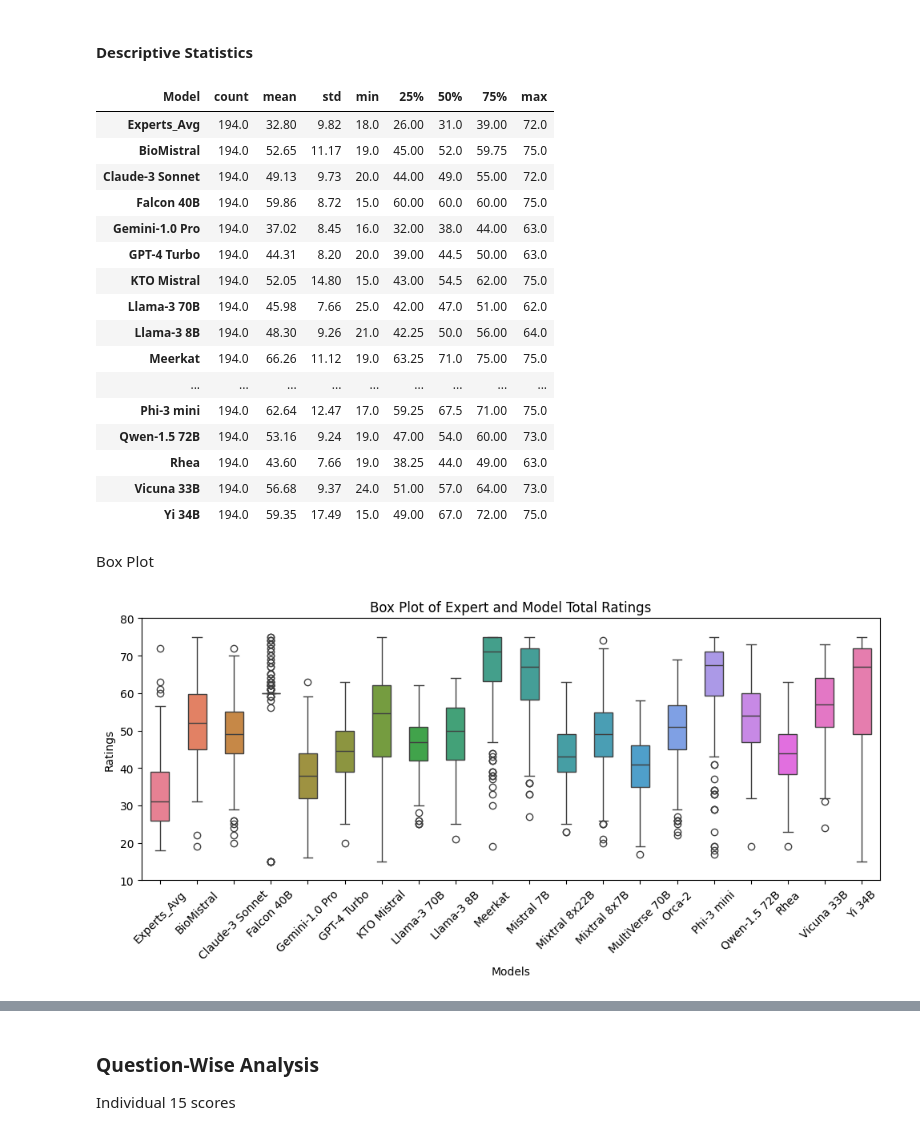
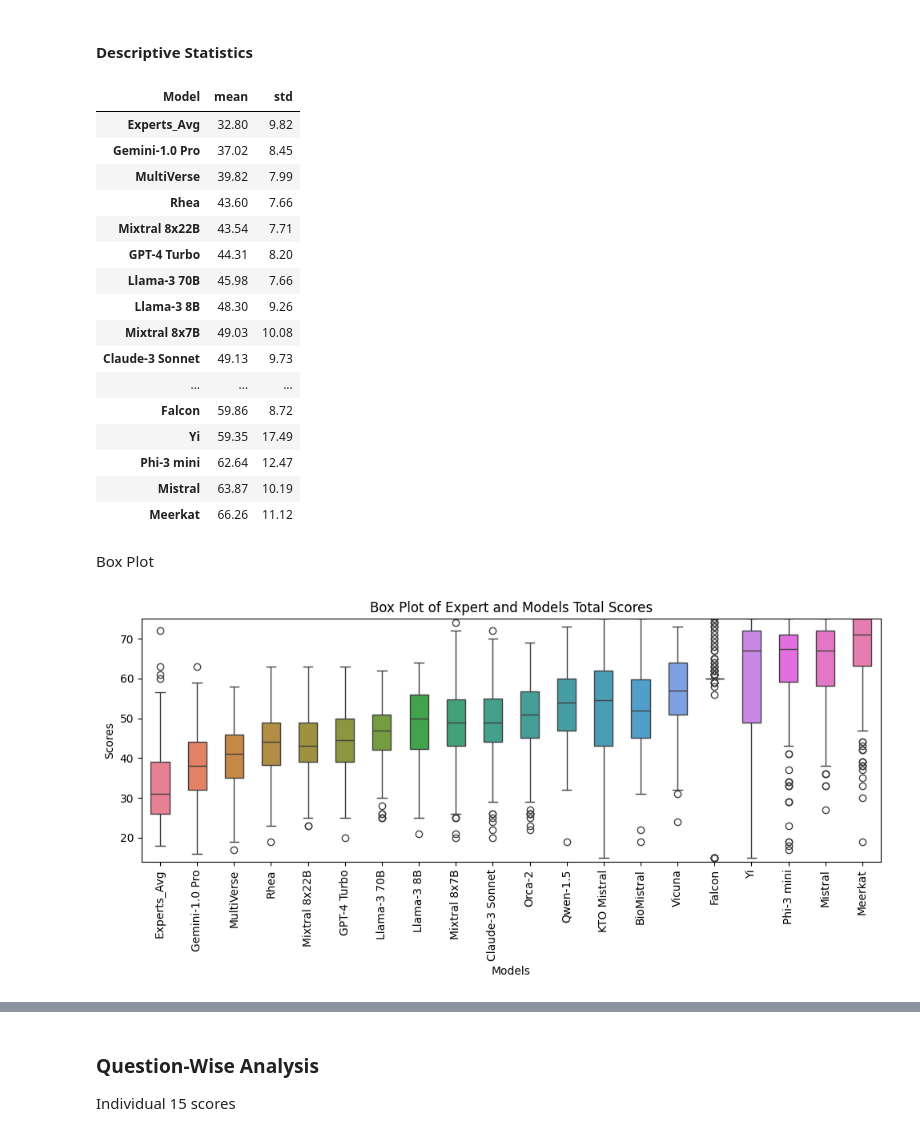
Before and after one commit to mm-khalil1/Evaluate_Medical_Video_Credibility_Using_LLMs, a Jupyter notebook: Results_Analysis/all_LLMs_plots_and_statistics.ipynb, the cells around one changed output, grey strips where cells are left out. Saved outputs shown, nothing was run; the diff lists cells and outputs as text; code cells hidden in the pictures.

```diff
--- a/Results_Analysis/all_LLMs_plots_and_statistics.ipynb
+++ b/Results_Analysis/all_LLMs_plots_and_statistics.ipynb
@@ -265,9 +253,8 @@ models_dir = '../../../Results/LLMs_Responses'
 model_names = list(model_names_and_files.keys())
 
 for model_name, model_file in model_names_and_files.items():
-    # model_name = model_file.split('-response')[0]
     model_path = os.path.join(models_dir, model_file)
-    model_df = pd.read_csv(model_path, encoding='utf-8', usecols=['Video ID'] + MODEL_15_SCORE_COLUMNS[:])
+    model_df = pd.read_csv(model_path, encoding='utf-8', usecols=['Video ID'] + QUESTIONS_COLUMNS[:])
 
     groupA_df = process_model_group(model_name, model_df, groupA_df,
                                             questions_to_sum=['Q1', 'Q4', 'Q6', 'Q7', 'Q8'],
@@ -275,7 +262,7 @@ for model_name, model_file in model_names_and_files.items():
                                             group_num=1)
 
     groupB_df = process_model_group(model_name, model_df, groupB_df,
-                                            questions_to_sum=MODEL_15_SCORE_COLUMNS)
+                                            questions_to_sum=QUESTIONS_COLUMNS)
 
 print('Group A shape:', groupA_df.shape)
 groupA_df.head(2)
@@ -433,38 +432,38 @@ create_plot('histplot', groupB_df, x='Experts_Avg', bins=bins,
 # %% [markdown]
 #### Descriptive Statistics
 # %%
-statB_df = groupB_df.copy().describe().round(2).T
-statB_df.rename_axis('Model', axis=1, inplace=True)
+descriptive_statB_df = groupB_df.copy().describe().round(2).T
+descriptive_statB_df.rename_axis('Model', axis=1, inplace=True)
 
 rows_to_keep = ['Experts_Avg'] + model_names
-statB_df = statB_df[statB_df.index.isin(rows_to_keep)]
-statB_df
+descriptive_statB_df = descriptive_statB_df.loc[rows_to_keep, ['mean', 'std']]
+descriptive_statB_df
 # %% [output]
-| Model | count | mean | std | min | 25% | 50% | 75% | max |
-| Experts_Avg | 194.0 | 32.80 | 9.82 | 18.0 | 26.00 | 31.0 | 39.00 | 72.0 |
-| BioMistral | 194.0 | 52.65 | 11.17 | 19.0 | 45.00 | 52.0 | 59.75 | 75.0 |
-| Claude-3 Sonnet | 194.0 | 49.13 | 9.73 | 20.0 | 44.00 | 49.0 | 55.00 | 72.0 |
-| Falcon 40B | 194.0 | 59.86 | 8.72 | 15.0 | 60.00 | 60.0 | 60.00 | 75.0 |
-| Gemini-1.0 Pro | 194.0 | 37.02 | 8.45 | 16.0 | 32.00 | 38.0 | 44.00 | 63.0 |
-| GPT-4 Turbo | 194.0 | 44.31 | 8.20 | 20.0 | 39.00 | 44.5 | 50.00 | 63.0 |
-| KTO Mistral | 194.0 | 52.05 | 14.80 | 15.0 | 43.00 | 54.5 | 62.00 | 75.0 |
-| Llama-3 70B | 194.0 | 45.98 | 7.66 | 25.0 | 42.00 | 47.0 | 51.00 | 62.0 |
-| Llama-3 8B | 194.0 | 48.30 | 9.26 | 21.0 | 42.25 | 50.0 | 56.00 | 64.0 |
-| Meerkat | 194.0 | 66.26 | 11.12 | 19.0 | 63.25 | 71.0 | 75.00 | 75.0 |
-| ... | ... | ... | ... | ... | ... | ... | ... | ... |
-| Phi-3 mini | 194.0 | 62.64 | 12.47 | 17.0 | 59.25 | 67.5 | 71.00 | 75.0 |
-| Qwen-1.5 72B | 194.0 | 53.16 | 9.24 | 19.0 | 47.00 | 54.0 | 60.00 | 73.0 |
-| Rhea | 194.0 | 43.60 | 7.66 | 19.0 | 38.25 | 44.0 | 49.00 | 63.0 |
-| Vicuna 33B | 194.0 | 56.68 | 9.37 | 24.0 | 51.00 | 57.0 | 64.00 | 73.0 |
-| Yi 34B | 194.0 | 59.35 | 17.49 | 15.0 | 49.00 | 67.0 | 72.00 | 75.0 |
+| Model | mean | std |
+| Experts_Avg | 32.80 | 9.82 |
+| Gemini-1.0 Pro | 37.02 | 8.45 |
+| MultiVerse | 39.82 | 7.99 |
+| Rhea | 43.60 | 7.66 |
+| Mixtral 8x22B | 43.54 | 7.71 |
+| GPT-4 Turbo | 44.31 | 8.20 |
+| Llama-3 70B | 45.98 | 7.66 |
+| Llama-3 8B | 48.30 | 9.26 |
+| Mixtral 8x7B | 49.03 | 10.08 |
+| Claude-3 Sonnet | 49.13 | 9.73 |
+| ... | ... | ... |
+| Falcon | 59.86 | 8.72 |
+| Yi | 59.35 | 17.49 |
+| Phi-3 mini | 62.64 | 12.47 |
+| Mistral | 63.87 | 10.19 |
+| Meerkat | 66.26 | 11.12 |
 # %% [markdown]
 Box Plot
 # %%
-create_plot('boxplot', data=groupB_df[['Experts_Avg'] + model_names],
-            figsize=(10, 5), ylim=(10, 80),
-            xlabel='Models', ylabel='Ratings',
-            title='Box Plot of Expert and Model Total Ratings',
-            xticks_rotation=45)
+_ = create_plot('boxplot', data=groupB_df[['Experts_Avg'] + model_names],
+                figsize=(10, 5), ylim=(14, 75),
+                xlabel='Models', ylabel='Scores',
+                title='Box Plot of Expert and Models Total Scores',
+                xticks_rotation=90)
 # %% [output]
-[figure, old version]
+[figure, new version]
 # %% [markdown]
```
Also changed, not shown: parts of 53 cells of this notebook, 2 other files.
